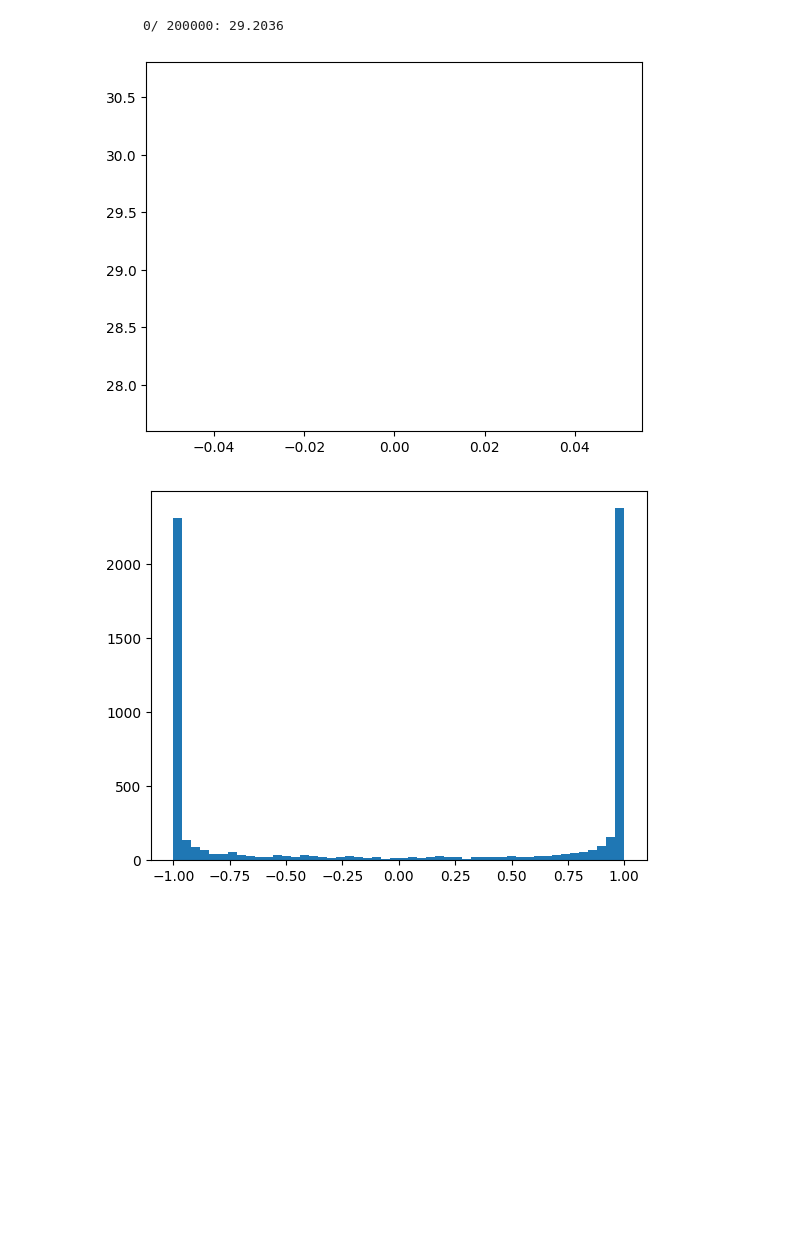
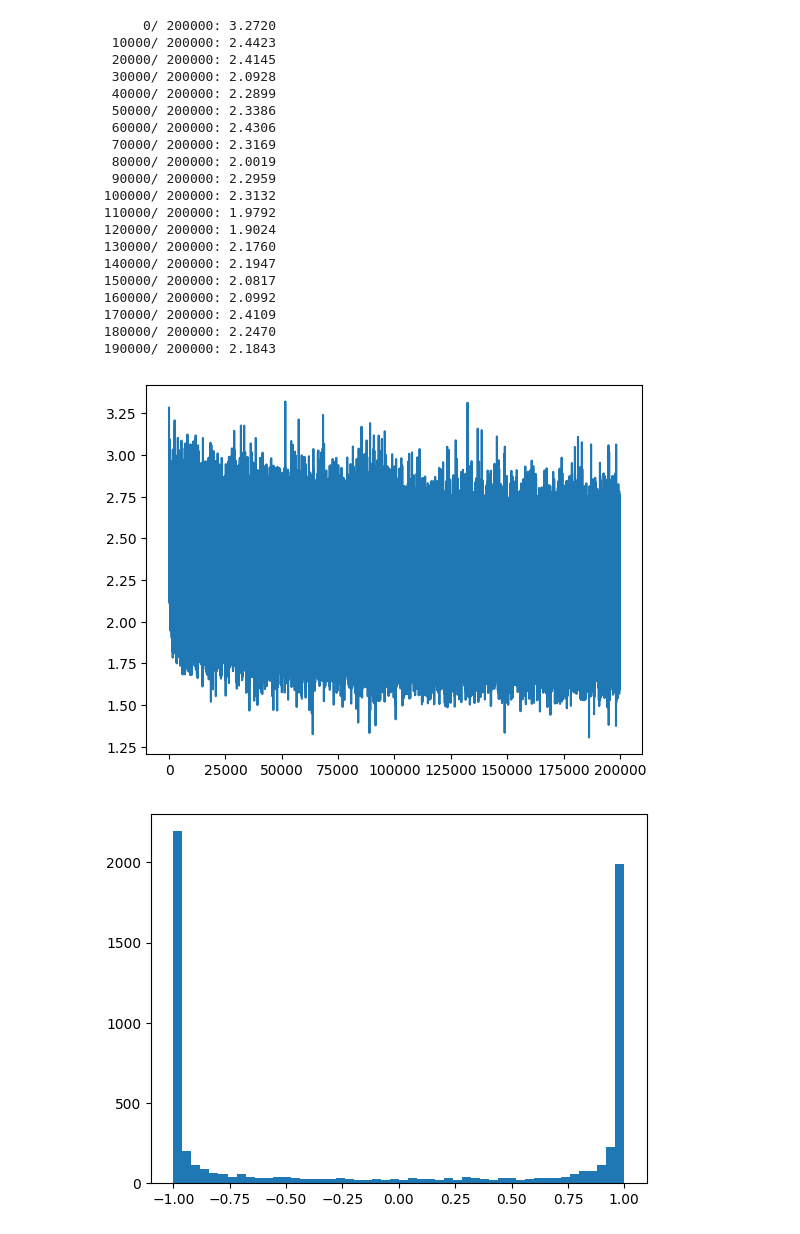
Before and after one commit to al0vya/quant-prep, a Jupyter notebook: deep-learning/activations-and-gradients.ipynb, the cells around one changed output. Cells and saved outputs as stored; diff of their text form; code cells hidden in the pictures; blank space fills up the shorter version.

Commit message:
explore batch normalisation and statistics for diagnosing networking training in lecture 4 of NN zero to hero

```diff
--- a/deep-learning/activations-and-gradients.ipynb
+++ b/deep-learning/activations-and-gradients.ipynb
@@ -42,57 +43,97 @@ def train_dev_test_data(names, block_size=3, n=None):
 
     return X_train, y_train, X_dev, y_dev, X_test, y_test
 # %%
+# hyperparameters
 dim_embed = 10
-block_size = 3
+context_len = 3
 n_hid = 200
-X_train, y_train, X_dev, y_dev, X_test, y_test = train_dev_test_data(names, block_size=block_size)
+softmax_scale = 0.01 # ensure logit layer feeding forward into softmax gives uniform distribution output
+kaiming_init = (5 / 3) / ((dim_embed * context_len) ** 0.5) # gain to modify activation std and reduce tanh saturation
+M = 0.001
+
+# data and parameters
+X_train, y_train, X_dev, y_dev, X_test, y_test = train_dev_test_data(names, context_len=context_len)
 C = torch.randn(vocab_size, dim_embed)
-W1 = torch.randn(dim_embed * block_size, n_hid) #* (5 / 3) / ((dim_embed * block_size) ** 0.5) # gain to modify activation std and reduce tanh saturation
-b1 = torch.randn(n_hid)
-W2 = torch.randn(n_hid, vocab_size) #* 0.01 # ensure softmax gives uniform distribution output
-b2 = torch.randn(vocab_size) #* 0
-params = [C, W1, b1, W2, b2]
+W1 = torch.randn(dim_embed * context_len, n_hid) #* kaiming_init
+b1 = torch.zeros(n_hid)
+W2 = torch.randn(n_hid, vocab_size) * softmax_scale
+b2 = torch.zeros(vocab_size)
+gamma = torch.ones(1, n_hid)
+beta = torch.zeros(1, n_hid)
+mean_running = torch.zeros(1, n_hid)
+std_running = torch.ones(1, n_hid)
+params = [C, W1, b1, W2, b2, gamma, beta]
+
 for p in params:
     p.requires_grad = True
+
+# buffers for diagnostic plotting
 lossi = []
 # %%
 a = 0.1 # from plotting loss against different a and taking minimum
 sz = 32
 epochs = 200000
 
 for e in range(epochs):
     # minibatch
     rows = torch.randint(0, X_train.shape[0], (sz, ))
 
     # forward pass
-    emb = C[X_train[rows]]
-    h = torch.tanh(emb.view(-1, dim_embed * block_size) @ W1 + b1) # 6 = block_size * dim(embedding space), basically want to get the embedding per input all on one row
-    logits = h @ W2 + b2
-    loss = F.cross_entropy(logits, y_train[rows])
+    emb = C[X_train[rows]].view(-1, dim_embed * context_len)
+    lin = emb @ W1 + b1 # technically no need for bias if followed by BatchNorm layer because beta handles the biasing, computationally wasteful
+    meani = lin.mean(0, keepdim=True)
+    stdi = lin.std(0, keepdim=True)
+    lin = gamma * (lin - meani) / stdi + beta
+    act = torch.tanh(lin)
+    logit = act @ W2 + b2
+    loss = F.cross_entropy(logit, y_train[rows])
+
+    with torch.no_grad():
+        mean_running = (1-M) * mean_running + M * meani
+        std_running  = (1-M) * std_running  + M * stdi
 
     # backward pass
     for p in params:
         p.grad = None
     loss.backward()
 
     # gradient descent
     for p in params:
         p.data -= a * p.grad if e < epochs / 2 else 0.1 * a * p.grad
 
     lossi.append(loss.item())
 
     if e % 10000 == 0:
         print(f'{e:7d}/{epochs:7d}: {loss.item():.4f}')
-    break
+    #break
 
 plt.plot(lossi);
 # %% [output]
-      0/ 200000: 29.2036
+      0/ 200000: 3.2720
+  10000/ 200000: 2.4423
+  20000/ 200000: 2.4145
+  30000/ 200000: 2.0928
+  40000/ 200000: 2.2899
+  50000/ 200000: 2.3386
+  60000/ 200000: 2.4306
+  70000/ 200000: 2.3169
+  80000/ 200000: 2.0019
+  90000/ 200000: 2.2959
+ 100000/ 200000: 2.3132
+ 110000/ 200000: 1.9792
+ 120000/ 200000: 1.9024
+ 130000/ 200000: 2.1760
+ 140000/ 200000: 2.1947
+ 150000/ 200000: 2.0817
+ 160000/ 200000: 2.0992
+ 170000/ 200000: 2.4109
+ 180000/ 200000: 2.2470
+ 190000/ 200000: 2.1843
-[figure, old version]
+[figure, new version]
 # %%
 plt.hist(h.view(-1).tolist(), bins=50);
 # %% [output]
-[figure, old version]
+[figure, new version]
 # %%
 plt.imshow(h.abs() > 0.99, cmap='gray', interpolation='nearest');
 # %% [output]
```
Also changed, not shown: parts of 19 cells of this notebook.
